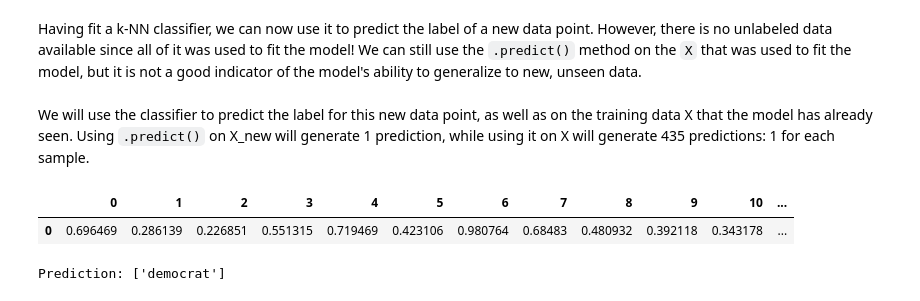
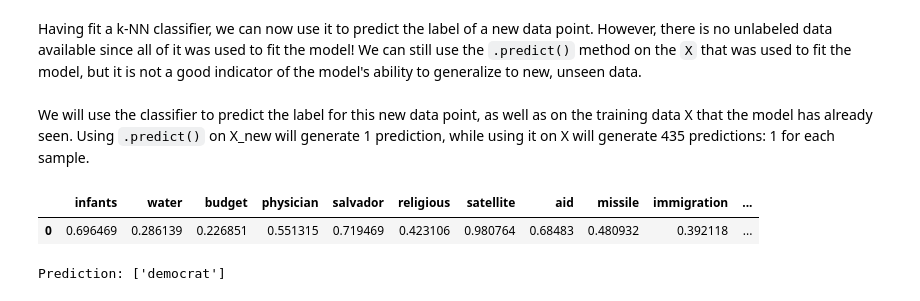
Before and after one commit to ML-Challenge/week3-supervised-learning, a Jupyter notebook: L1.Classification.ipynb, the cells around one changed output. Drawn from its saved outputs; the diff is of its cells as text; code cells hidden in the pictures.

```diff
--- a/L1.Classification.ipynb
+++ b/L1.Classification.ipynb
@@ -121,11 +162,11 @@ We will use the classifier to predict the label for this new data point, as well
 # Predict the labels for the training data X
 y_pred = knn.predict(X)
 # %%
-X_new = pd.DataFrame([[0.69646919, 0.28613933, 0.22685145, 0.55131477, 0.71946897, 0.42310646, 0.9807642 , 0.68482974, 0.4809319 , 0.39211752, 0.34317802, 0.72904971, 0.43857224, 0.0596779 , 0.39804426, 0.73799541]])
+X_new = pd.DataFrame([[0.69646919, 0.28613933, 0.22685145, 0.55131477, 0.71946897, 0.42310646, 0.9807642 , 0.68482974, 0.4809319 , 0.39211752, 0.34317802, 0.72904971, 0.43857224, 0.0596779 , 0.39804426, 0.73799541]], columns=utils.house_votes_columns[1:])
 X_new
 # %% [output]
-|  | 0 | 1 | 2 | 3 | 4 | 5 | 6 | 7 | 8 | 9 | 10 | ... |
-| 0 | 0.696469 | 0.286139 | 0.226851 | 0.551315 | 0.719469 | 0.423106 | 0.980764 | 0.68483 | 0.480932 | 0.392118 | 0.343178 | ... |
+|  | infants | water | budget | physician | salvador | religious | satellite | aid | missile | immigration | ... |
+| 0 | 0.696469 | 0.286139 | 0.226851 | 0.551315 | 0.719469 | 0.423106 | 0.980764 | 0.68483 | 0.480932 | 0.392118 | ... |
 # %%
 # Predict and print the label for the new data point X_new
 new_prediction = knn.predict(X_new)
```
Also changed, not shown: parts of 32 cells of this notebook, 8 other files.
